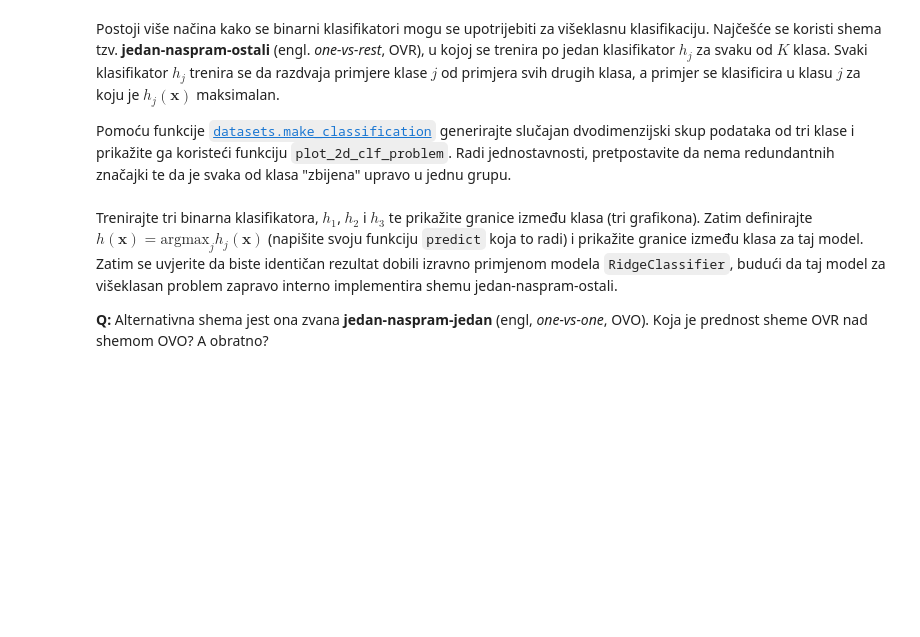
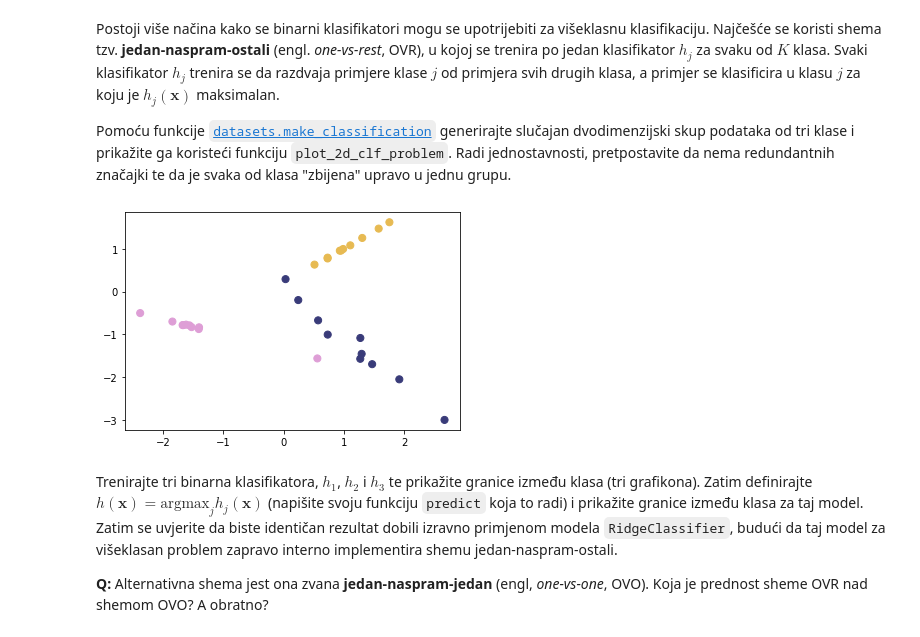
Before and after one commit to sskender/machine-learning-1, a Jupyter notebook: SU1-2021-05-LDM.ipynb, the cells around one changed output. Saved outputs shown, nothing was run; the diff lists cells and outputs as text; code cells hidden in the pictures; blank space fills up the shorter version.

```diff
--- a/SU1-2021-05-LDM.ipynb
+++ b/SU1-2021-05-LDM.ipynb
@@ -200,3 +196,10 @@ from sklearn.datasets import make_classification
+# %%
+from sklearn.datasets import make_classification
+
+X, y = make_classification(n_samples=30, n_features=2, n_redundant=0, n_repeated=0, n_classes=3, n_clusters_per_class=1)
+plot_2d_clf_problem(X, y)
+# %% [output]
+[figure, added]
 # %% [markdown]
 Trenirajte tri binarna klasifikatora, $h_1$, $h_2$ i $h_3$ te prikažite granice između klasa (tri grafikona). Zatim definirajte $h(\mathbf{x})=\mathrm{argmax}_j h_j(\mathbf{x})$  (napišite svoju funkciju `predict` koja to radi) i prikažite granice između klasa za taj model. Zatim se uvjerite da biste identičan rezultat dobili izravno primjenom modela `RidgeClassifier`, budući da taj model za višeklasan problem zapravo interno implementira shemu jedan-naspram-ostali.
 
```
Also changed, not shown: parts of 9 cells of this notebook.
